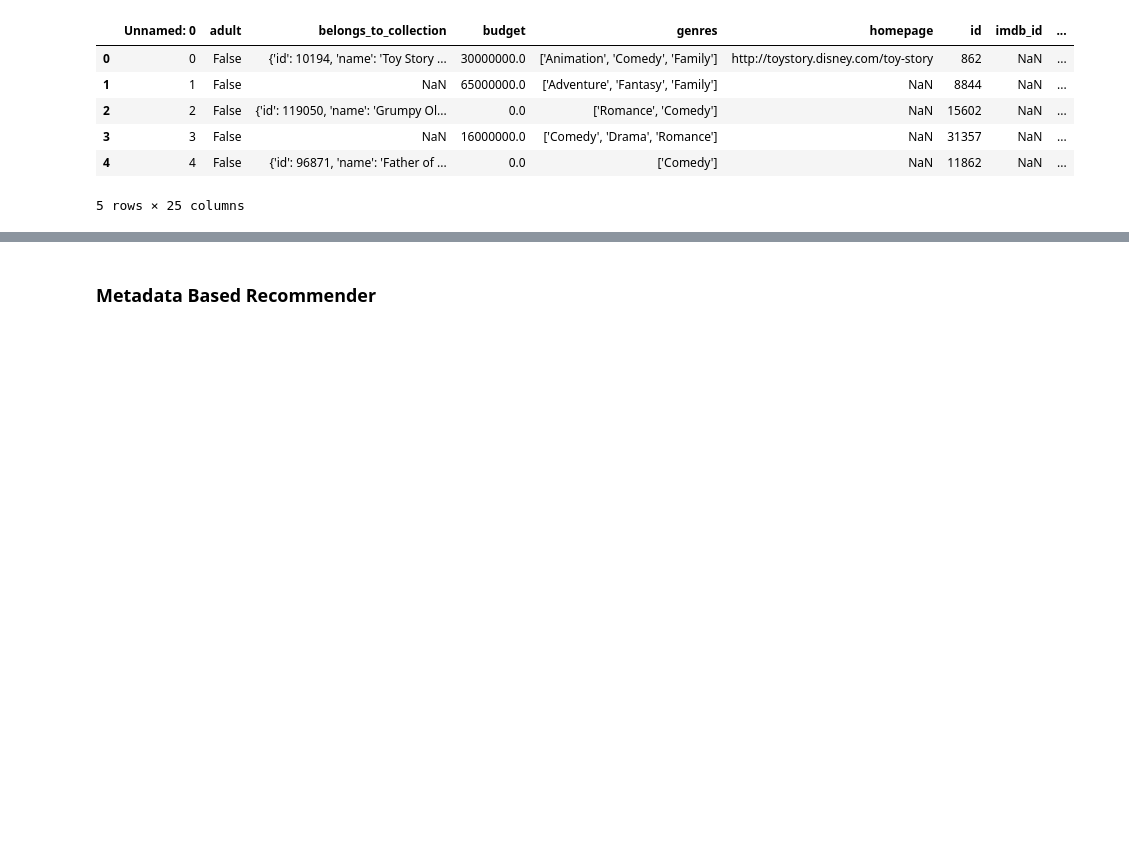
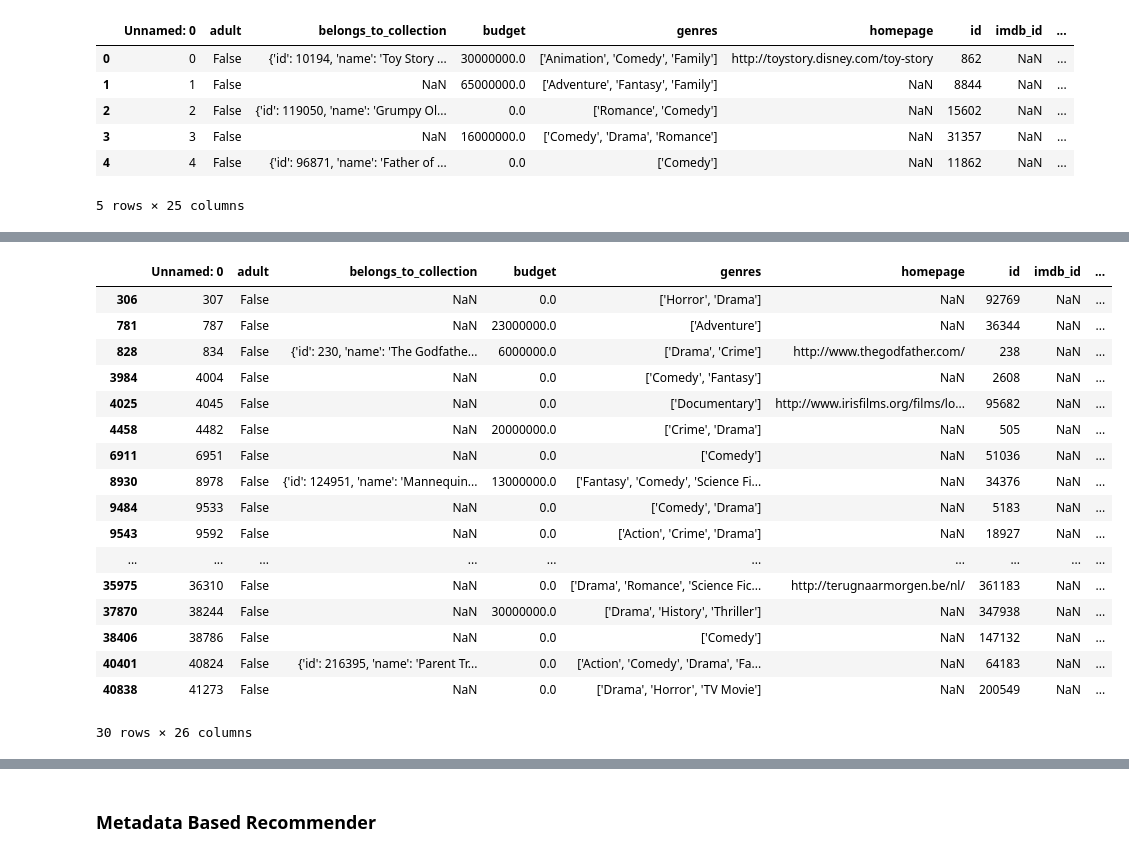
Before and after one commit to todatech/csda-lab, a Jupyter notebook: lab1/movies_rec.ipynb, the cells around one changed output, grey strips where cells are left out. Saved outputs shown, nothing was run; the diff lists cells and outputs as text; code cells hidden in the pictures; blank space fills up the shorter version.

Commit message:
updated movies_rec.ipynb to include title-based recommender

```diff
--- a/lab1/movies_rec.ipynb
+++ b/lab1/movies_rec.ipynb
@@ -165,0 +88,64 @@ Name: title, dtype: object
+# %%
+# We build a Term Frequency (TF)-Inverse Data Frequency (IDF) summary of keywords using scikit-learn library
+# https://scikit-learn.org/stable/modules/generated/sklearn.feature_extraction.text.TfidfVectorizer.html
+
+vectorizer = TfidfVectorizer(analyzer='word', stop_words='english')
+X = vectorizer.fit_transform(md['keywords'])
+
+# Show TF-IDF Vectorizer properties
+# print('Shape: ')
+# print(X.shape)
+# print('Feature Names: ')
+# print(vectorizer.get_feature_names())
+
+# Next We build a lookup table that share similiarty score for all movies title in the database
+cosine_similarity = linear_kernel(X,X)
+# showing cosine_similiarty characteristics
+# cosine_similarity.shape
+# %%
+
+def get_recommended_movie_id(title):
+    #a = md.index[md['Title'] == 'The Godfather']
+    a = md[md['title'] == title]
+    if a.empty:
+        #print('Is Empty')
+        return []
+    else:
+        # print('Found Title')
+        # print(a.index)
+
+        b = a.index.astype('int')
+        # print(b)
+
+        # slice the cosine_similiarity matrix for this specific title
+        c = cosine_similarity[b]
+        d = c.tolist()
+        e = list(*d)
+        f = list(enumerate(e))
+        g = sorted(f, key=lambda x:x[1], reverse=True)
+        g = g[1:31]
+        movies_id = [x[0] for x in g]
+        return movies_id
+# %%
+movie_lst = get_recommended_movie_id('Family Business')
+rec_df = md[md.index.isin(movie_lst)]
+rec_df
+# %% [output]
+|  | Unnamed: 0 | adult | belongs_to_collection | budget | genres | homepage | id | imdb_id | ... |
+| 306 | 307 | False | NaN | 0.0 | ['Horror', 'Drama'] | NaN | 92769 | NaN | ... |
+| 781 | 787 | False | NaN | 23000000.0 | ['Adventure'] | NaN | 36344 | NaN | ... |
+| 828 | 834 | False | {'id': 230, 'name': 'The Godfathe... | 6000000.0 | ['Drama', 'Crime'] | http://www.thegodfather.com/ | 238 | NaN | ... |
+| 3984 | 4004 | False | NaN | 0.0 | ['Comedy', 'Fantasy'] | NaN | 2608 | NaN | ... |
+| 4025 | 4045 | False | NaN | 0.0 | ['Documentary'] | http://www.irisfilms.org/films/lo... | 95682 | NaN | ... |
+| 4458 | 4482 | False | NaN | 20000000.0 | ['Crime', 'Drama'] | NaN | 505 | NaN | ... |
+| 6911 | 6951 | False | NaN | 0.0 | ['Comedy'] | NaN | 51036 | NaN | ... |
+| 8930 | 8978 | False | {'id': 124951, 'name': 'Mannequin... | 13000000.0 | ['Fantasy', 'Comedy', 'Science Fi... | NaN | 34376 | NaN | ... |
+| 9484 | 9533 | False | NaN | 0.0 | ['Comedy', 'Drama'] | NaN | 5183 | NaN | ... |
+| 9543 | 9592 | False | NaN | 0.0 | ['Action', 'Crime', 'Drama'] | NaN | 18927 | NaN | ... |
+| ... | ... | ... | ... | ... | ... | ... | ... | ... | ... |
+| 35975 | 36310 | False | NaN | 0.0 | ['Drama', 'Romance', 'Science Fic... | http://terugnaarmorgen.be/nl/ | 361183 | NaN | ... |
+| 37870 | 38244 | False | NaN | 30000000.0 | ['Drama', 'History', 'Thriller'] | NaN | 347938 | NaN | ... |
+| 38406 | 38786 | False | NaN | 0.0 | ['Comedy'] | NaN | 147132 | NaN | ... |
+| 40401 | 40824 | False | {'id': 216395, 'name': 'Parent Tr... | 0.0 | ['Action', 'Comedy', 'Drama', 'Fa... | NaN | 64183 | NaN | ... |
+| 40838 | 41273 | False | NaN | 0.0 | ['Drama', 'Horror', 'TV Movie'] | NaN | 200549 | NaN | ... |
+30 rows × 26 columns
```
Also changed, not shown: parts of 29 cells of this notebook.
